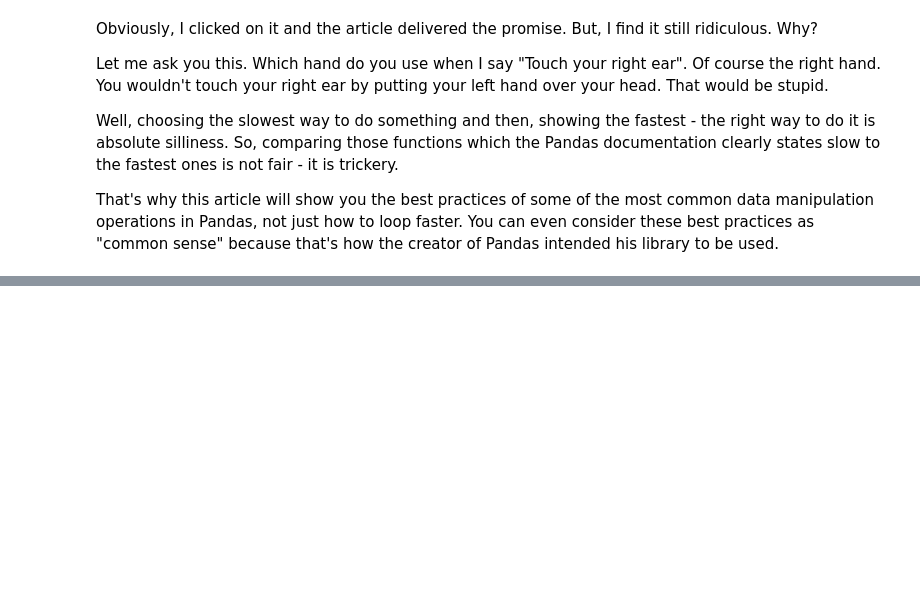
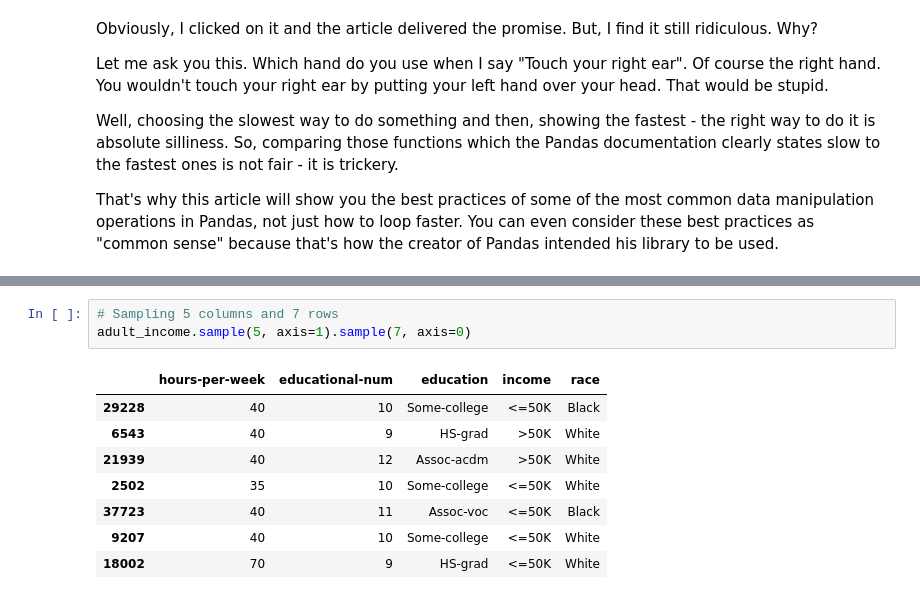
Before and after one commit to BexTuychiev/medium_stories, a Jupyter notebook: 2021/september/6_faster_pandas/notebook.ipynb, the cells around one changed output, grey strips where cells are left out. Drawn from its saved outputs; the diff is of its cells as text; blank space fills up the shorter version.

```diff
--- a/2021/september/6_faster_pandas/notebook.ipynb
+++ b/2021/september/6_faster_pandas/notebook.ipynb
@@ -71,0 +133,12 @@ That's why this article will show you the best practices of some of the most com
+# %%
+# Sampling 5 columns and 7 rows
+adult_income.sample(5, axis=1).sample(7, axis=0)
+# %% [output]
+|  | hours-per-week | educational-num | education | income | race |
+| 29228 | 40 | 10 | Some-college | <=50K | Black |
+| 6543 | 40 | 9 | HS-grad | >50K | White |
+| 21939 | 40 | 12 | Assoc-acdm | >50K | White |
+| 2502 | 35 | 10 | Some-college | <=50K | White |
+| 37723 | 40 | 11 | Assoc-voc | <=50K | Black |
+| 9207 | 40 | 10 | Some-college | <=50K | White |
+| 18002 | 70 | 9 | HS-grad | <=50K | White |
```
Also changed, not shown: parts of 8 cells of this notebook, 2 other files.
